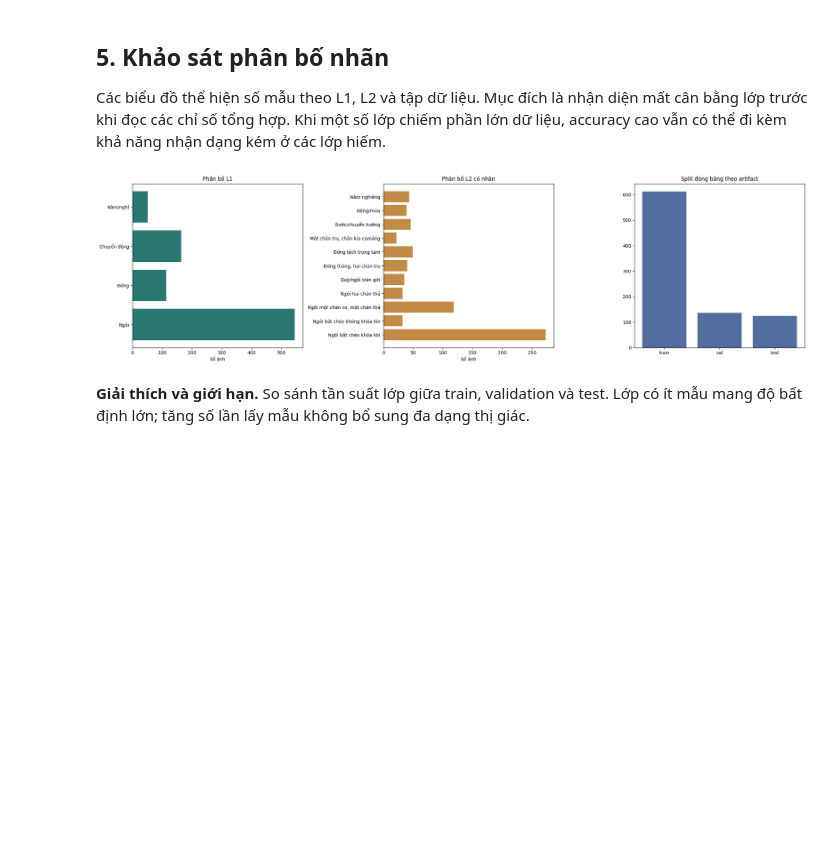
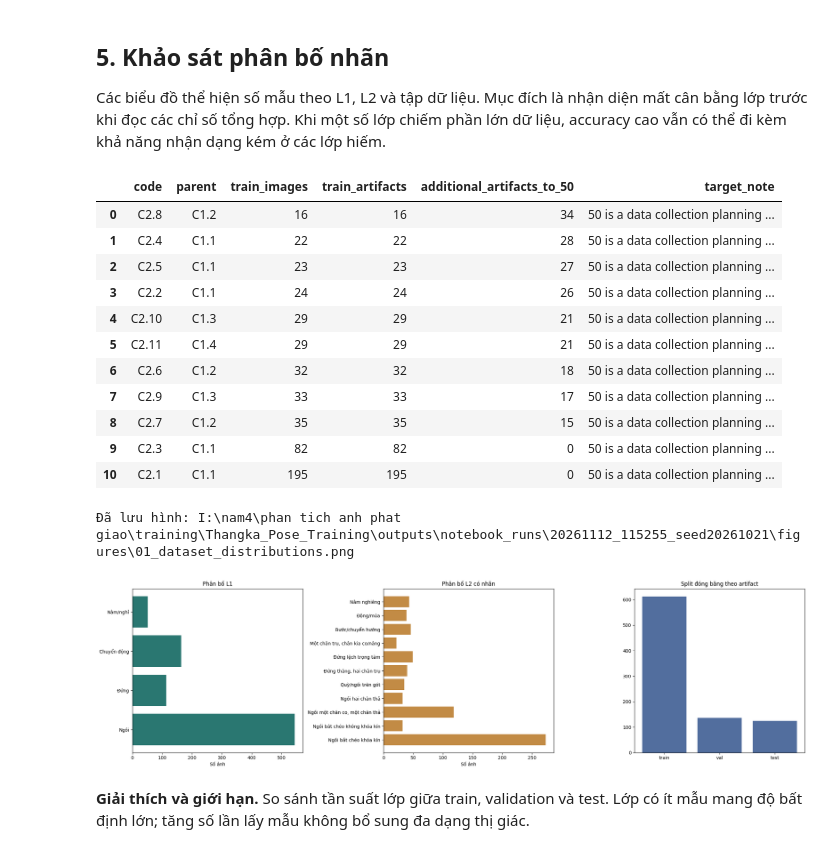
Before and after one commit to KimNgan369/Thangka_Pose_Training, a Jupyter notebook: Thangka_Pose_Training.ipynb, the cells around one changed output. Saved outputs shown, nothing was run; the diff lists cells and outputs as text; code cells hidden in the pictures; blank space fills up the shorter version.

```diff
--- a/Thangka_Pose_Training.ipynb
+++ b/Thangka_Pose_Training.ipynb
@@ -1474,21 +2064,39 @@ print(json.dumps(audit_summary, ensure_ascii=False, indent=2))
 
 Các biểu đồ thể hiện số mẫu theo L1, L2 và tập dữ liệu. Mục đích là nhận diện mất cân bằng lớp trước khi đọc các chỉ số tổng hợp. Khi một số lớp chiếm phần lớn dữ liệu, accuracy cao vẫn có thể đi kèm khả năng nhận dạng kém ở các lớp hiếm.
 # %%
+# Counts used for acquisition priorities come only from train, by distinct artifact.
+data_priorities = training_data_priorities(rows, indices)
+pd.DataFrame(data_priorities).to_csv(RUN_ROOT / "train_data_priorities.csv", index=False, encoding="utf-8-sig")
+display(pd.DataFrame(data_priorities))
 fig, axes = plt.subplots(1, 3, figsize=(22, 6))
 l1_counts = Counter(row["level_1_code"] for row in rows)
 l2_counts = Counter(row["level_2_code"] for row in rows if row["level_2_code"])
 axes[0].barh([l1_names_vi[c] for c in indices["l1_codes"]], [l1_counts[c] for c in indices["l1_codes"]], color="#2a7771")
 axes[0].set_title("Phân bố L1")
 axes[0].set_xlabel("Số ảnh")
 axes[1].barh([l2_names_vi[c] for c in indices["l2_codes"]], [l2_counts[c] for c in indices["l2_codes"]], color="#c28b45")
 axes[1].set_title("Phân bố L2 có nhãn")
 axes[1].set_xlabel("Số ảnh")
 split_order = ["train", "val", "test"]
 axes[2].bar(split_order, [audit["split_counts"][s] for s in split_order], color="#526e9e")
 axes[2].set_title("Split đóng băng theo artifact")
 plt.tight_layout()
+save_figure(fig, "01_dataset_distributions.png")
 plt.show()
 # %% [output]
+|  | code | parent | train_images | train_artifacts | additional_artifacts_to_50 | target_note |
+| 0 | C2.8 | C1.2 | 16 | 16 | 34 | 50 is a data collection planning ... |
+| 1 | C2.4 | C1.1 | 22 | 22 | 28 | 50 is a data collection planning ... |
+| 2 | C2.5 | C1.1 | 23 | 23 | 27 | 50 is a data collection planning ... |
+| 3 | C2.2 | C1.1 | 24 | 24 | 26 | 50 is a data collection planning ... |
+| 4 | C2.10 | C1.3 | 29 | 29 | 21 | 50 is a data collection planning ... |
+| 5 | C2.11 | C1.4 | 29 | 29 | 21 | 50 is a data collection planning ... |
+| 6 | C2.6 | C1.2 | 32 | 32 | 18 | 50 is a data collection planning ... |
+| 7 | C2.9 | C1.3 | 33 | 33 | 17 | 50 is a data collection planning ... |
+| 8 | C2.7 | C1.2 | 35 | 35 | 15 | 50 is a data collection planning ... |
+| 9 | C2.3 | C1.1 | 82 | 82 | 0 | 50 is a data collection planning ... |
+| 10 | C2.1 | C1.1 | 195 | 195 | 0 | 50 is a data collection planning ... |
+Đã lưu hình: I:\nam4\phan tich anh phat giao\training\Thangka_Pose_Training\outputs\notebook_runs\20261112_115255_seed20261021\figures\01_dataset_distributions.png
 [figure]
 # %% [markdown]
 **Giải thích và giới hạn.** So sánh tần suất lớp giữa train, validation và test. Lớp có ít mẫu mang độ bất định lớn; tăng số lần lấy mẫu không bổ sung đa dạng thị giác.
```
Also changed, not shown: parts of 24 cells of this notebook, 16 other files.
